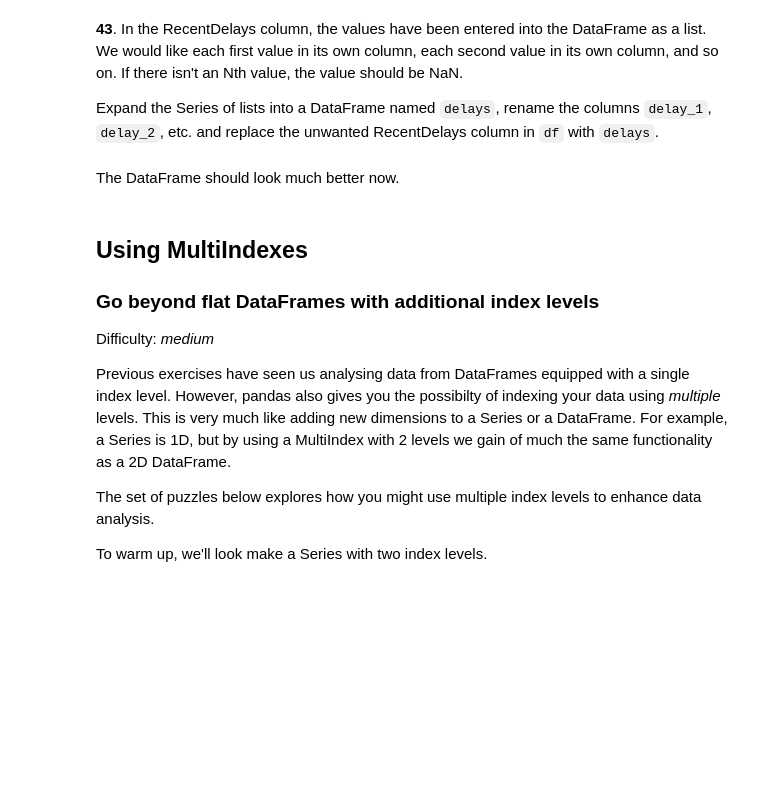
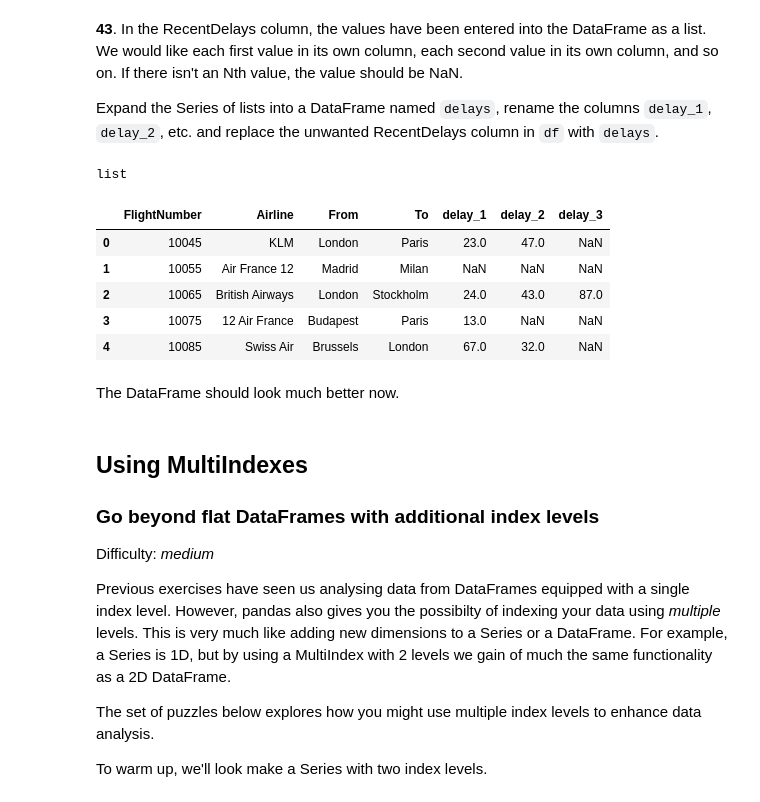
Before and after one commit to brettashley/100-pandas-puzzles, a Jupyter notebook: 100-pandas-puzzles.ipynb, the cells around one changed output. Saved outputs shown, nothing was run; the diff lists cells and outputs as text; code cells hidden in the pictures; blank space fills up the shorter version.

Commit message:
finish data munging section

```diff
--- a/100-pandas-puzzles.ipynb
+++ b/100-pandas-puzzles.ipynb
@@ -387,2 +558,4 @@ df = pd.DataFrame({'From_To': ['LoNDon_paris', 'MAdrid_miLAN', 'londON_StockhOlm
 # %% [markdown]
 **40.** Notice how the capitalisation of the city names is all mixed up in this temporary DataFrame. Standardise the strings so that only the first letter is uppercase (e.g. "londON" should become "London".)
+# %%
+df[['From', 'To']] = df[['From', 'To']].applymap(lambda x: x.capitalize())
@@ -389,4 +571,6 @@ df = pd.DataFrame({'From_To': ['LoNDon_paris', 'MAdrid_miLAN', 'londON_StockhOlm
 # %% [markdown]
 **41.** Delete the From_To column from `df` and attach the temporary DataFrame from the previous questions.
+# %%
+df.drop('From_To', axis=1, inplace=True)
 # %% [markdown]
 **42**. In the Airline column, you can see some extra puctuation and symbols have appeared around the airline names. Pull out just the airline name. E.g. `'(British Airways. )'` should become `'British Airways'`.
@@ -392,0 +579,7 @@ df = pd.DataFrame({'From_To': ['LoNDon_paris', 'MAdrid_miLAN', 'londON_StockhOlm
+# %%
+def strip_punctuation(a_string):
+    to_strip = set(string.punctuation)
+    return ''.join(char for char in a_string if char not in to_strip)
+# %%
+df['Airline'] = df['Airline'].apply(strip_punctuation)
+df
@@ -394,6 +594,22 @@ df = pd.DataFrame({'From_To': ['LoNDon_paris', 'MAdrid_miLAN', 'londON_StockhOlm
 **43**. In the RecentDelays column, the values have been entered into the DataFrame as a list. We would like each first value in its own column, each second value in its own column, and so on. If there isn't an Nth value, the value should be NaN.
 
 Expand the Series of lists into a DataFrame named `delays`, rename the columns `delay_1`, `delay_2`, etc. and replace the unwanted RecentDelays column in `df` with `delays`.
+# %%
+type(df['RecentDelays'][2])
+# %% [output]
+list
+# %%
+delays = pd.DataFrame(df['RecentDelays'].values.tolist())
+delays.columns = range(1, len(delays.columns) + 1)
+df = df.merge(delays.add_prefix('delay_'), left_index=True, right_index=True).drop('RecentDelays', axis=1 )
+df
+# %% [output]
+|  | FlightNumber | Airline | From | To | delay_1 | delay_2 | delay_3 |
+| 0 | 10045 | KLM | London | Paris | 23.0 | 47.0 | NaN |
+| 1 | 10055 | Air France 12 | Madrid | Milan | NaN | NaN | NaN |
+| 2 | 10065 | British Airways | London | Stockholm | 24.0 | 43.0 | 87.0 |
+| 3 | 10075 | 12 Air France | Budapest | Paris | 13.0 | NaN | NaN |
+| 4 | 10085 | Swiss Air | Brussels | London | 67.0 | 32.0 | NaN |
 # %% [markdown]
 The DataFrame should look much better now.
 # %% [markdown]
```
Also changed, not shown: parts of 31 cells of this notebook.
